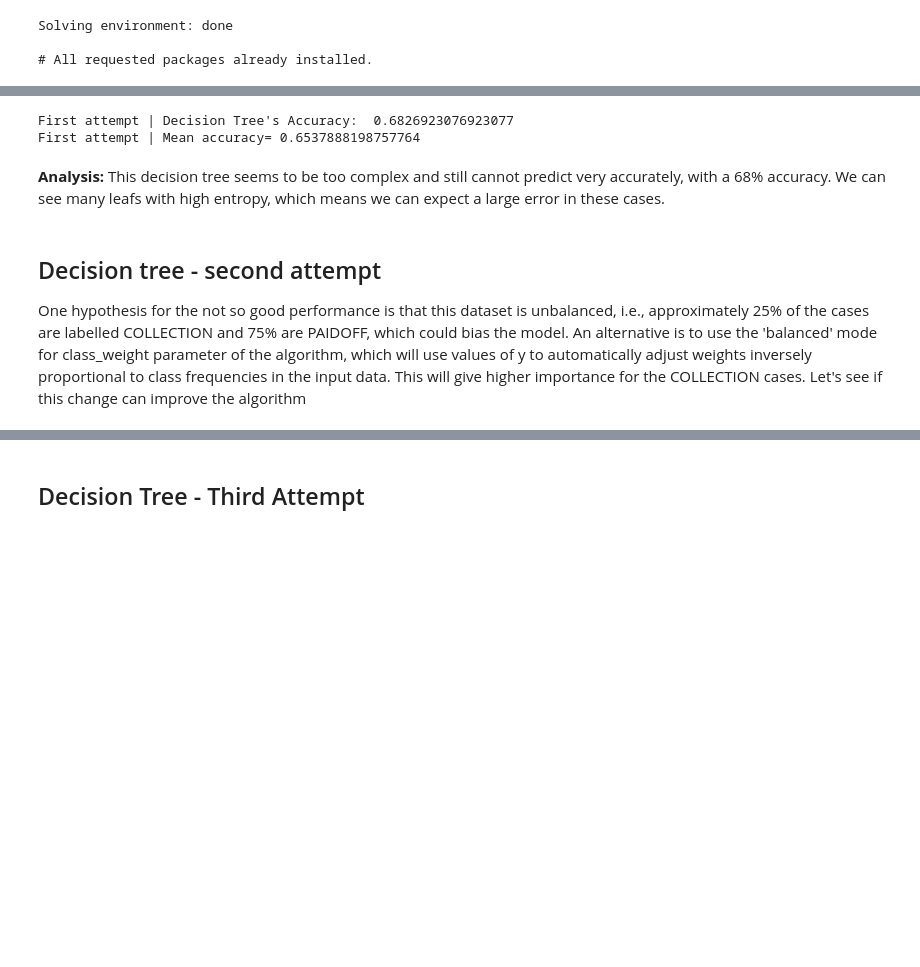
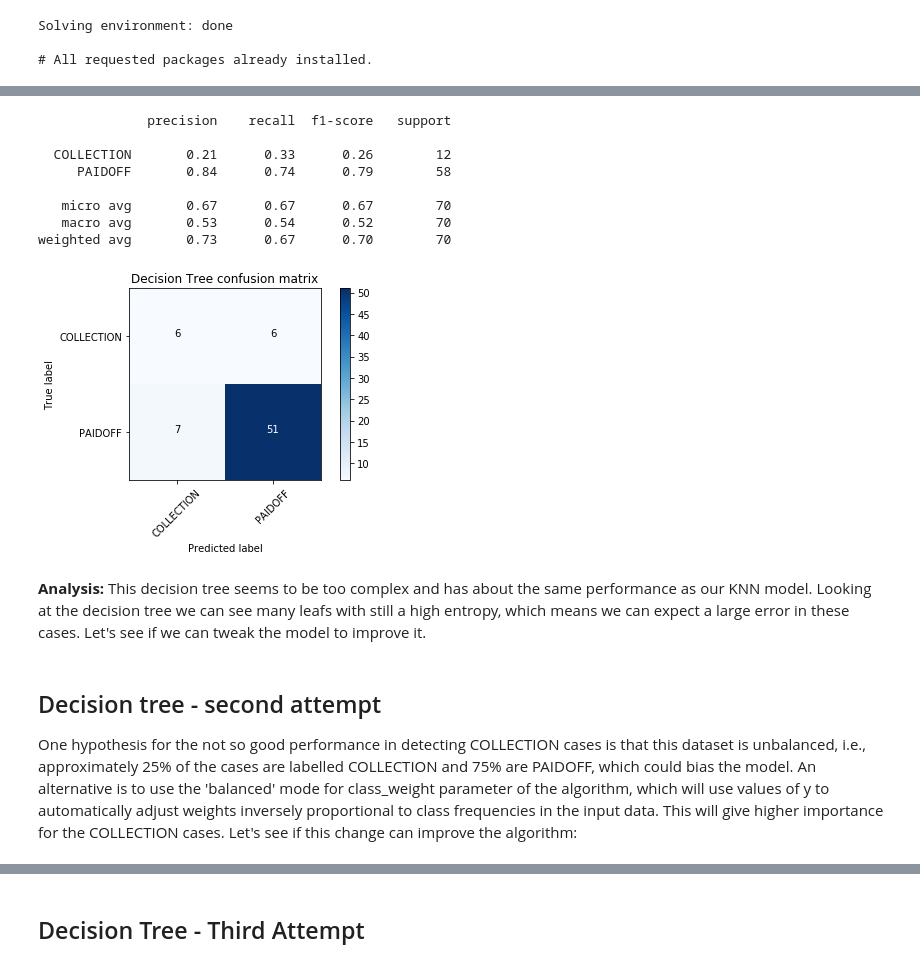
Before and after one commit to rcmtavares/coursera-capstone-project, a Jupyter notebook: ML0101EN final project.ipynb, the cells around one changed output, grey strips where cells are left out. Saved outputs shown, nothing was run; the diff lists cells and outputs as text; code cells hidden in the pictures; blank space fills up the shorter version.

```diff
--- a/ML0101EN final project.ipynb
+++ b/ML0101EN final project.ipynb
@@ -374,9 +453,9 @@ from sklearn.tree import DecisionTreeClassifier
 from sklearn.tree import export_graphviz
 from graphviz import Source
 from sklearn import metrics
-from sklearn.model_selection import train_test_split
 
-# Select the data that will be used. Instead of using X, that contains normalized data, we'll use the original Feature set,
+
+# Select the data that will be used. Instead of using X, which contains normalized data, we'll use the original Feature set,
 # to make it easier to visualize the decision tree
 X_dt = Feature
 y_dt = y
@@ -385,36 +464,39 @@ y_dt = y
 feature_names_dt = X_dt.columns
 target_names_dt = np.unique(y_dt)
 
-# Split the data in two datasets: train (70%) and test data (30%)
-X_train_dt, X_test_dt, y_train_dt, y_test_dt = train_test_split(X_dt, y_dt, test_size=0.3, random_state=0)
+# Split the data in two datasets: train (80%) and test data (20%)
+X_train_dt, X_test_dt, y_train_dt, y_test_dt = train_test_split(X_dt, y_dt, test_size=0.2, random_state=0)
 
 # Build and train decision tree model. We are not going to specify a max depth and let the algorithm create
 # a tree as deep as necessary
-loan_tree = DecisionTreeClassifier(criterion="entropy")
-loan_tree.fit( X_train_dt, y_train_dt )
+dec_tree = DecisionTreeClassifier(criterion="entropy")
+dec_tree.fit( X_train_dt, y_train_dt )
 
 # Plot the decision tree
-dot = export_graphviz(loan_tree, out_file=None, feature_names=feature_names_dt, class_names=target_names_dt, filled=True, rounded=True, special_characters=True)
+dot = export_graphviz(dec_tree, out_file=None, feature_names=feature_names_dt, class_names=target_names_dt, filled=True, rounded=True, special_characters=True)
 graph = Source(dot)
 graph
 # %% [output]
 [drawing not drawn]
-# %%
-# Print the model accuracy running the test data
-yhat_dt = loan_tree.predict( X_test_dt )
-print( "First attempt | Decision Tree's Accuracy: ", metrics.accuracy_score(y_test_dt, yhat_dt) )
-
-# Also, evaluate the accuracy with cross validation technique
-scores = cross_val_score( loan_tree, X_dt, y_dt, cv=5 )
-print("First attempt | Mean accuracy=", scores.mean())
-# %% [output]
-First attempt | Decision Tree's Accuracy:  0.6826923076923077
-First attempt | Mean accuracy= 0.6537888198757764
+# %%
+# Plot the confusion matrix and evaluation metrics for our model
+yhat_dt = dec_tree.predict( X_test_dt )
+plot_confusion_matrix( y_test_dt, yhat_dt, title='Decision Tree confusion matrix' )
+# %% [output]
+              precision    recall  f1-score   support
+
+  COLLECTION       0.21      0.33      0.26        12
+     PAIDOFF       0.84      0.74      0.79        58
+
+   micro avg       0.67      0.67      0.67        70
+   macro avg       0.53      0.54      0.52        70
+weighted avg       0.73      0.67      0.70        70
+[figure, added]
 # %% [markdown]
-**Analysis:** This decision tree seems to be too complex and still cannot predict very accurately, with a 68% accuracy. We can see many leafs with high entropy, which means we can expect a large error in these cases.
+**Analysis:** This decision tree seems to be too complex and has about the same performance as our KNN model. Looking at the decision tree we can see many leafs with still a high entropy, which means we can expect a large error in these cases. Let's see if we can tweak the model to improve it.
 # %% [markdown]
  ## Decision tree - second attempt
-One hypothesis for the not so good performance is that this dataset is unbalanced, i.e., approximately 25% of the cases are labelled COLLECTION and 75% are PAIDOFF, which could bias the model.
-An alternative is to use the 'balanced' mode for class_weight parameter of the algorithm, which will use values of y to automatically adjust weights inversely proportional to class frequencies in the input data. This will give higher importance for the COLLECTION cases. Let's see if this change can improve the algorithm
+One hypothesis for the not so good performance in detecting COLLECTION cases is that this dataset is unbalanced, i.e., approximately 25% of the cases are labelled COLLECTION and 75% are PAIDOFF, which could bias the model.
+An alternative is to use the 'balanced' mode for class_weight parameter of the algorithm, which will use values of y to automatically adjust weights inversely proportional to class frequencies in the input data. This will give higher importance for the COLLECTION cases. Let's see if this change can improve the algorithm:
 # %%
 # Build and train decision tree model
```
Also changed, not shown: parts of 24 cells of this notebook.
